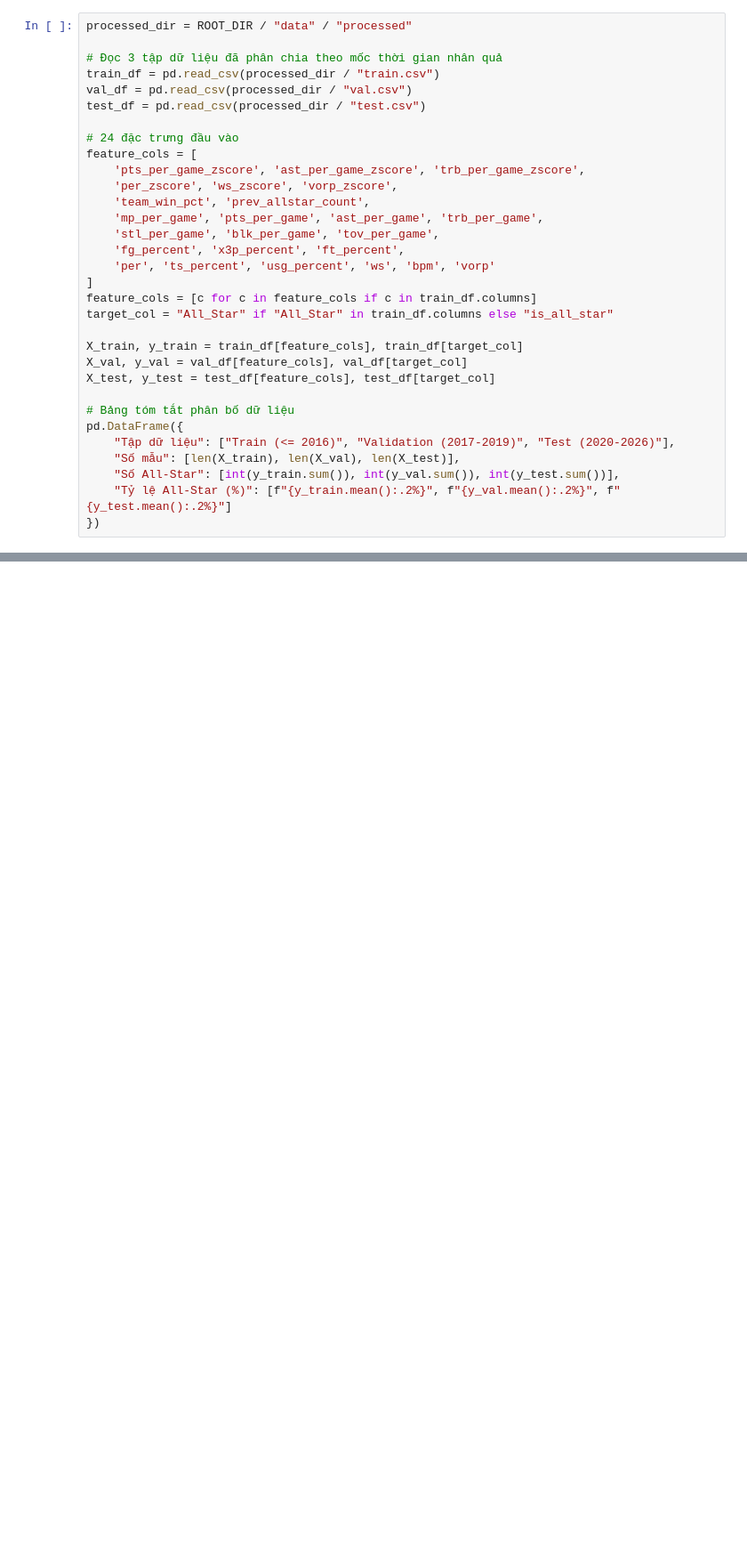
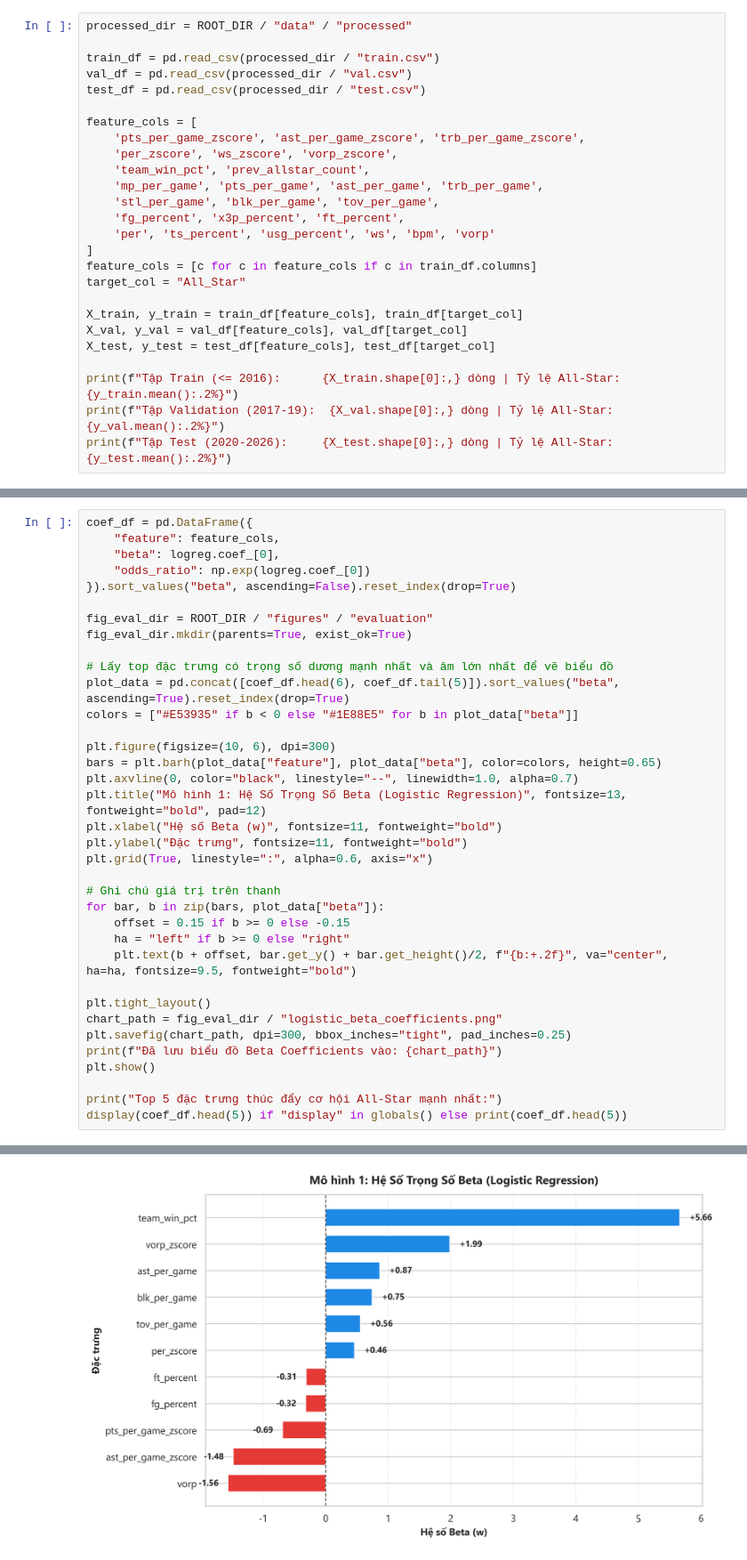
Before and after one commit to LongVoAKAMarcus/nba-allstar-prediction, a Jupyter notebook: notebooks/02_logistic_regression.ipynb, the cells around one changed output, grey strips where cells are left out. Shown at 89% size. Drawn from its saved outputs; the diff is of its cells as text; blank space fills up the shorter version.

Commit message:
Refactor notebook 02 (Logistic Regression) to match Notebook 03 format, set author to Truong Do Gia Hoang, and sync team division across documents

```diff
--- a/notebooks/02_logistic_regression.ipynb
+++ b/notebooks/02_logistic_regression.ipynb
@@ -85,12 +34,10 @@ print("Đã nạp đầy đủ các thư viện cần thiết!")
 # %%
 processed_dir = ROOT_DIR / "data" / "processed"
 
-# Đọc 3 tập dữ liệu đã phân chia theo mốc thời gian nhân quả
 train_df = pd.read_csv(processed_dir / "train.csv")
 val_df = pd.read_csv(processed_dir / "val.csv")
 test_df = pd.read_csv(processed_dir / "test.csv")
 
-# 24 đặc trưng đầu vào
 feature_cols = [
     'pts_per_game_zscore', 'ast_per_game_zscore', 'trb_per_game_zscore',
     'per_zscore', 'ws_zscore', 'vorp_zscore',
@@ -101,17 +48,13 @@ feature_cols = [
     'per', 'ts_percent', 'usg_percent', 'ws', 'bpm', 'vorp'
 ]
 feature_cols = [c for c in feature_cols if c in train_df.columns]
-target_col = "All_Star" if "All_Star" in train_df.columns else "is_all_star"
+target_col = "All_Star"
 
 X_train, y_train = train_df[feature_cols], train_df[target_col]
 X_val, y_val = val_df[feature_cols], val_df[target_col]
 X_test, y_test = test_df[feature_cols], test_df[target_col]
 
-# Bảng tóm tắt phân bố dữ liệu
-pd.DataFrame({
-    "Tập dữ liệu": ["Train (<= 2016)", "Validation (2017-2019)", "Test (2020-2026)"],
-    "Số mẫu": [len(X_train), len(X_val), len(X_test)],
-    "Số All-Star": [int(y_train.sum()), int(y_val.sum()), int(y_test.sum())],
-    "Tỷ lệ All-Star (%)": [f"{y_train.mean():.2%}", f"{y_val.mean():.2%}", f"{y_test.mean():.2%}"]
-})
+print(f"Tập Train (<= 2016):      {X_train.shape[0]:,} dòng | Tỷ lệ All-Star: {y_train.mean():.2%}")
+print(f"Tập Validation (2017-19):  {X_val.shape[0]:,} dòng | Tỷ lệ All-Star: {y_val.mean():.2%}")
+print(f"Tập Test (2020-2026):     {X_test.shape[0]:,} dòng | Tỷ lệ All-Star: {y_test.mean():.2%}")
 # %% [output]
@@ -251,0 +105,37 @@ plt.show()
+# %%
+coef_df = pd.DataFrame({
+    "feature": feature_cols,
+    "beta": logreg.coef_[0],
+    "odds_ratio": np.exp(logreg.coef_[0])
+}).sort_values("beta", ascending=False).reset_index(drop=True)
+
+fig_eval_dir = ROOT_DIR / "figures" / "evaluation"
+fig_eval_dir.mkdir(parents=True, exist_ok=True)
+
+# Lấy top đặc trưng có trọng số dương mạnh nhất và âm lớn nhất để vẽ biểu đồ
+plot_data = pd.concat([coef_df.head(6), coef_df.tail(5)]).sort_values("beta", ascending=True).reset_index(drop=True)
+colors = ["#E53935" if b < 0 else "#1E88E5" for b in plot_data["beta"]]
+
+plt.figure(figsize=(10, 6), dpi=300)
+bars = plt.barh(plot_data["feature"], plot_data["beta"], color=colors, height=0.65)
+plt.axvline(0, color="black", linestyle="--", linewidth=1.0, alpha=0.7)
+plt.title("Mô hình 1: Hệ Số Trọng Số Beta (Logistic Regression)", fontsize=13, fontweight="bold", pad=12)
+plt.xlabel("Hệ số Beta (w)", fontsize=11, fontweight="bold")
+plt.ylabel("Đặc trưng", fontsize=11, fontweight="bold")
+plt.grid(True, linestyle=":", alpha=0.6, axis="x")
+
+# Ghi chú giá trị trên thanh
+for bar, b in zip(bars, plot_data["beta"]):
+    offset = 0.15 if b >= 0 else -0.15
+    ha = "left" if b >= 0 else "right"
+    plt.text(b + offset, bar.get_y() + bar.get_height()/2, f"{b:+.2f}", va="center", ha=ha, fontsize=9.5, fontweight="bold")
+
+plt.tight_layout()
+chart_path = fig_eval_dir / "logistic_beta_coefficients.png"
+plt.savefig(chart_path, dpi=300, bbox_inches="tight", pad_inches=0.25)
+print(f"Đã lưu biểu đồ Beta Coefficients vào: {chart_path}")
+plt.show()
+
+print("Top 5 đặc trưng thúc đẩy cơ hội All-Star mạnh nhất:")
+display(coef_df.head(5)) if "display" in globals() else print(coef_df.head(5))
+# %% [output]
@@ -251,0 +143 @@ plt.show()
+[figure, added]
```
Also changed, not shown: parts of 26 cells of this notebook, 4 other files.
